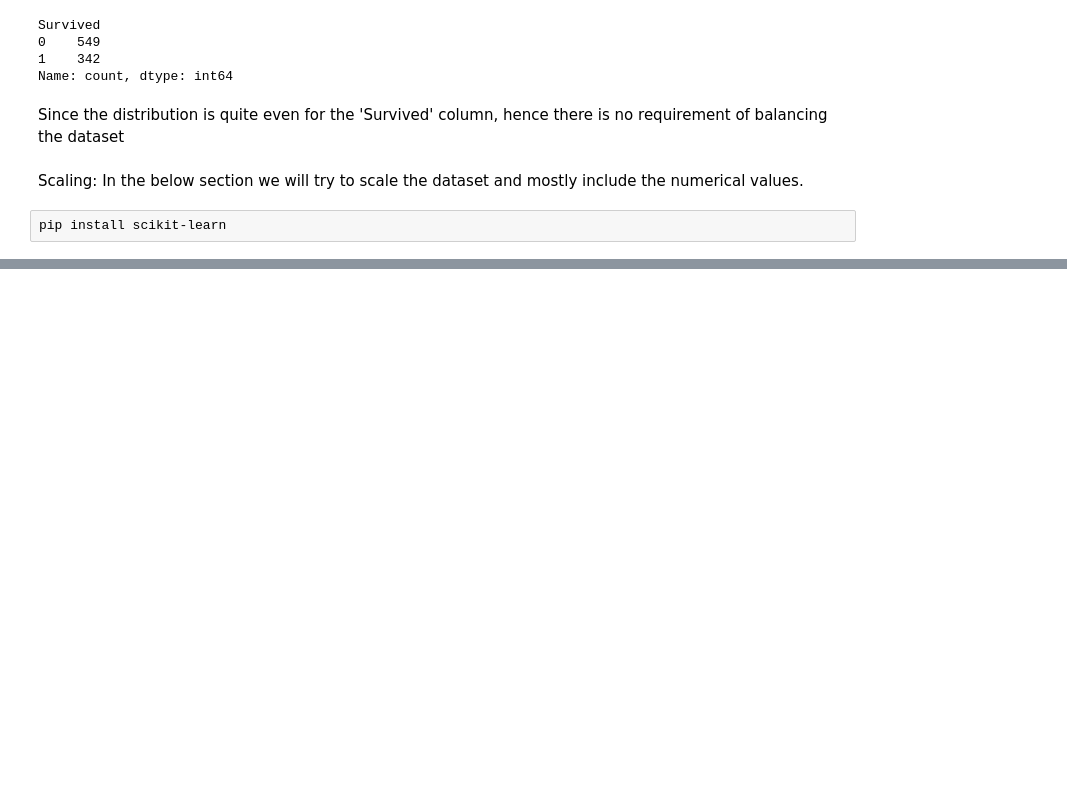
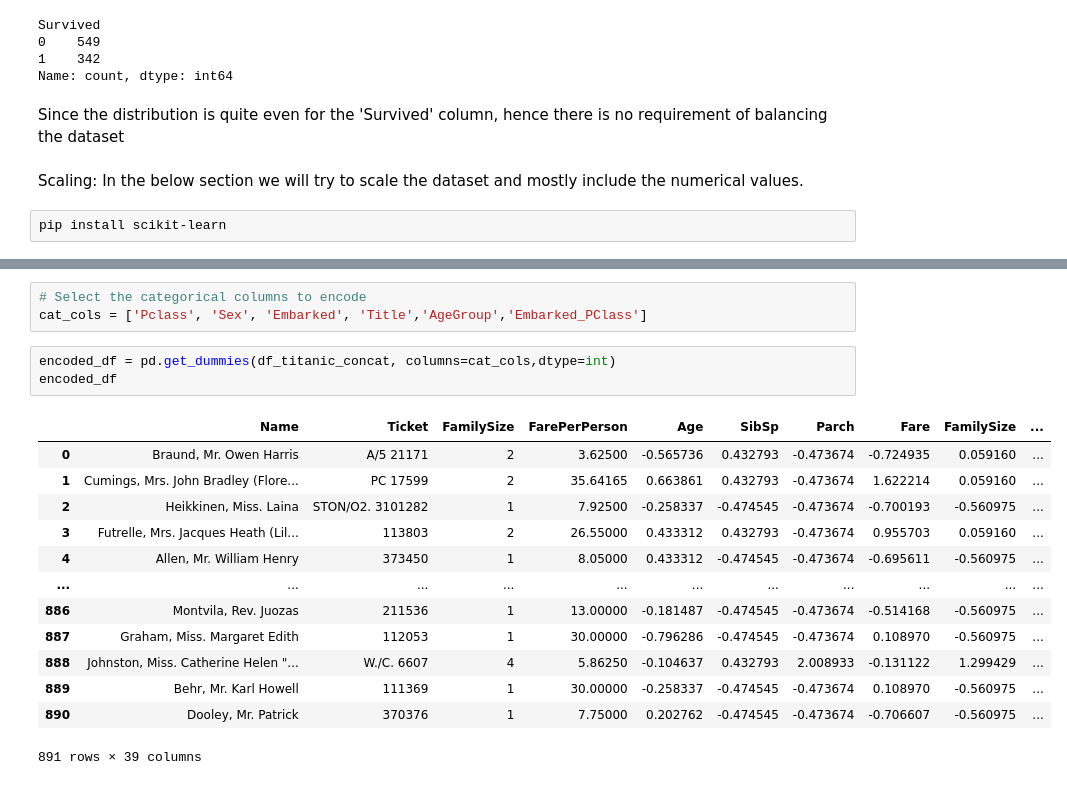
Before and after one commit to mehtasumit1007/TitanicPredictionModelling, a Jupyter notebook: Modelling_Main.ipynb, the cells around one changed output, grey strips where cells are left out. Saved outputs shown, nothing was run; the diff lists cells and outputs as text; blank space fills up the shorter version.

```diff
--- a/Modelling_Main.ipynb
+++ b/Modelling_Main.ipynb
@@ -566,0 +620,20 @@ df_titanic_scaled
+# %%
+# Select the categorical columns to encode
+cat_cols = ['Pclass', 'Sex', 'Embarked', 'Title','AgeGroup','Embarked_PClass']
+# %%
+encoded_df = pd.get_dummies(df_titanic_concat, columns=cat_cols,dtype=int)
+encoded_df
+# %% [output]
+|  | Name | Ticket | FamilySize | FarePerPerson | Age | SibSp | Parch | Fare | FamilySize | ... |
+| 0 | Braund, Mr. Owen Harris | A/5 21171 | 2 | 3.62500 | -0.565736 | 0.432793 | -0.473674 | -0.724935 | 0.059160 | ... |
+| 1 | Cumings, Mrs. John Bradley (Flore... | PC 17599 | 2 | 35.64165 | 0.663861 | 0.432793 | -0.473674 | 1.622214 | 0.059160 | ... |
+| 2 | Heikkinen, Miss. Laina | STON/O2. 3101282 | 1 | 7.92500 | -0.258337 | -0.474545 | -0.473674 | -0.700193 | -0.560975 | ... |
+| 3 | Futrelle, Mrs. Jacques Heath (Lil... | 113803 | 2 | 26.55000 | 0.433312 | 0.432793 | -0.473674 | 0.955703 | 0.059160 | ... |
+| 4 | Allen, Mr. William Henry | 373450 | 1 | 8.05000 | 0.433312 | -0.474545 | -0.473674 | -0.695611 | -0.560975 | ... |
+| ... | ... | ... | ... | ... | ... | ... | ... | ... | ... | ... |
+| 886 | Montvila, Rev. Juozas | 211536 | 1 | 13.00000 | -0.181487 | -0.474545 | -0.473674 | -0.514168 | -0.560975 | ... |
+| 887 | Graham, Miss. Margaret Edith | 112053 | 1 | 30.00000 | -0.796286 | -0.474545 | -0.473674 | 0.108970 | -0.560975 | ... |
+| 888 | Johnston, Miss. Catherine Helen "... | W./C. 6607 | 4 | 5.86250 | -0.104637 | 0.432793 | 2.008933 | -0.131122 | 1.299429 | ... |
+| 889 | Behr, Mr. Karl Howell | 111369 | 1 | 30.00000 | -0.258337 | -0.474545 | -0.473674 | 0.108970 | -0.560975 | ... |
+| 890 | Dooley, Mr. Patrick | 370376 | 1 | 7.75000 | 0.202762 | -0.474545 | -0.473674 | -0.706607 | -0.560975 | ... |
+891 rows × 39 columns
```
Also changed, not shown: parts of 16 cells of this notebook.
